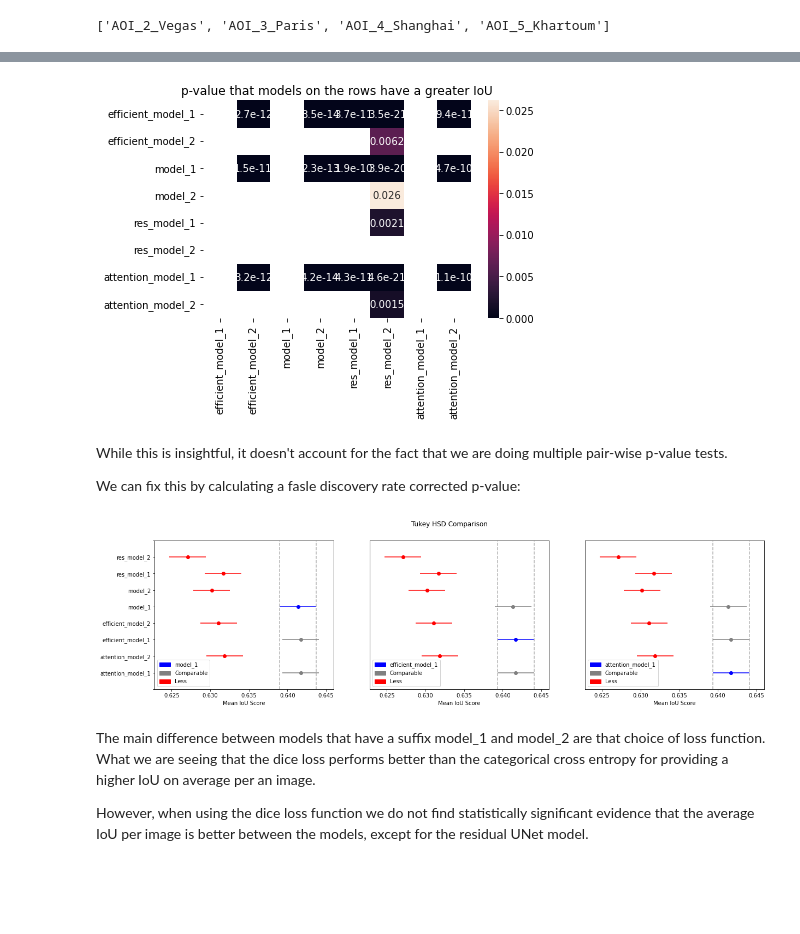
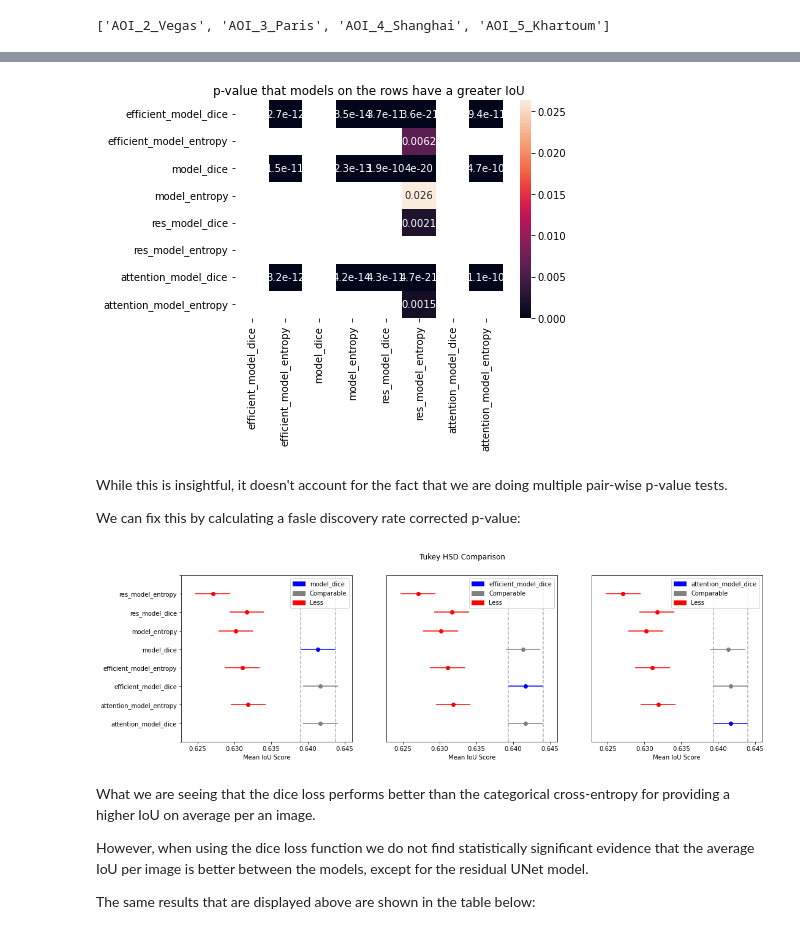
Before and after one commit to Luke-Pratley/building_road_segmentation, a Jupyter notebook: notebooks/iou_metric_comparison.ipynb, the cells around one changed output, grey strips where cells are left out. Drawn from its saved outputs; the diff is of its cells as text; code cells hidden in the pictures; blank space fills up the shorter version.

```diff
--- a/notebooks/iou_metric_comparison.ipynb
+++ b/notebooks/iou_metric_comparison.ipynb
@@ -60,7 +77,7 @@ for area in areas_of_interest:
     p_values_dict[area] = pd.DataFrame(index=models, columns=models)
     fig, axs = plt.subplots(nrows=12,ncols=3,sharex=True, sharey=True, figsize=(3 * 5, 8 * 5))
     axs = np.ravel(axs)
-    fig.suptitle(area)
+    fig.suptitle(area, y = 1.005)
     count = 0
     for m1, m2 in pairs:
         if m1 != m2:
@@ -72,4 +89,6 @@ for area in areas_of_interest:
             p_values_dict[area].loc[m1, m2] = p_val
             #print(f'[{area}] The for {m1} > {m2} p-value is {p_val: 0.5f}')
             count += 1
+    fig.tight_layout()
+    plt.show()
 # %% [output]
@@ -128,7 +147,7 @@ for area in areas_of_interest:
     p_values_dict[area] = pd.DataFrame(index=models, columns=models)
     fig, axs = plt.subplots(nrows=12,ncols=3,sharex=True, sharey=True, figsize=(3 * 5, 8 * 5))
     axs = np.ravel(axs)
-    fig.suptitle(area)
+    fig.suptitle(area, y = 1.005)
     count = 0
     for m1, m2 in pairs:
         if m1 != m2:
@@ -141,4 +160,6 @@ for area in areas_of_interest:
             p_values_dict[area].loc[m1, m2] = p_val
             #print(f'[{area}] The for {m1} > {m2} p-value is {p_val: 0.5f}')
             count += 1
+    fig.tight_layout()
+    plt.show()
 # %% [output]
@@ -197,7 +218,7 @@ plt.title('p-value that models on the rows have a greater IoU')
 sns.heatmap(p_values, mask = p_values > 0.1, annot=True)
 plt.show()
 # %% [output]
-[figure, old version]
+[figure, new version]
 # %% [markdown]
 While this is insightful, it doesn't account for the fact that we are doing multiple pair-wise p-value tests.
 
@@ -214,32 +235,33 @@ tukey_hsd_results = comp.tukeyhsd()
 # %%
 from matplotlib.patches import Patch
 fig, ax = plt.subplots(1,3)
-tukey_hsd_results.plot_simultaneous(comparison_name='model_1', ax=ax[0], xlabel='Mean IoU Score')
-tukey_hsd_results.plot_simultaneous(comparison_name='efficient_model_1', ax=ax[1], xlabel='Mean IoU Score')
-tukey_hsd_results.plot_simultaneous(comparison_name='attention_model_1', ax=ax[2], xlabel='Mean IoU Score', figsize=(20, 5))
+tukey_hsd_results.plot_simultaneous(comparison_name='model_dice', ax=ax[0], xlabel='Mean IoU Score')
+tukey_hsd_results.plot_simultaneous(comparison_name='efficient_model_dice', ax=ax[1], xlabel='Mean IoU Score')
+tukey_hsd_results.plot_simultaneous(comparison_name='attention_model_dice', ax=ax[2], xlabel='Mean IoU Score', figsize=(17, 5))
 ax[0].set_title('')
 ax[1].set_title('')
 ax[2].set_title('')
 fig.suptitle("Tukey HSD Comparison")
 ax[0].legend(handles=[Patch(facecolor='blue', edgecolor='blue',
-                         label='model_1'), Patch(facecolor='grey', edgecolor='grey',
+                         label='model_dice'), Patch(facecolor='grey', edgecolor='grey',
                          label='Comparable'), Patch(facecolor='red', edgecolor='red',
-                         label='Less')], loc="best")
+                         label='Less')], loc="upper right")
 ax[1].legend(handles=[Patch(facecolor='blue', edgecolor='blue',
-                         label='efficient_model_1'), Patch(facecolor='grey', edgecolor='grey',
+                         label='efficient_model_dice'), Patch(facecolor='grey', edgecolor='grey',
                          label='Comparable'), Patch(facecolor='red', edgecolor='red',
-                         label='Less')], loc="best")
+                         label='Less')], loc="upper right")
 ax[2].legend(handles=[Patch(facecolor='blue', edgecolor='blue',
-                         label='attention_model_1'), Patch(facecolor='grey', edgecolor='grey',
+                         label='attention_model_dice'), Patch(facecolor='grey', edgecolor='grey',
                          label='Comparable'), Patch(facecolor='red', edgecolor='red',
-                         label='Less')], loc="best")
+                         label='Less')], loc="upper right")
 ax[1].axes.get_yaxis().set_visible(False)
 ax[2].axes.get_yaxis().set_visible(False)
 plt.show()
 # %% [output]
-[figure, old version]
+[figure, new version]
 # %% [markdown]
-The main difference between models that have a suffix model_1 and model_2 are that choice of loss function.
-What we are seeing that the dice loss performs better than the categorical cross entropy for providing a higher IoU on average per an image.
+What we are seeing that the dice loss performs better than the categorical cross-entropy for providing a higher IoU on average per an image.
 
 However, when using the dice loss function we do not find statistically significant evidence that the average IoU per image is better between the models, except for the residual UNet model.
+
+The same results that are displayed above are shown in the table below:
```
Also changed, not shown: parts of 15 cells of this notebook, 2 other files.
